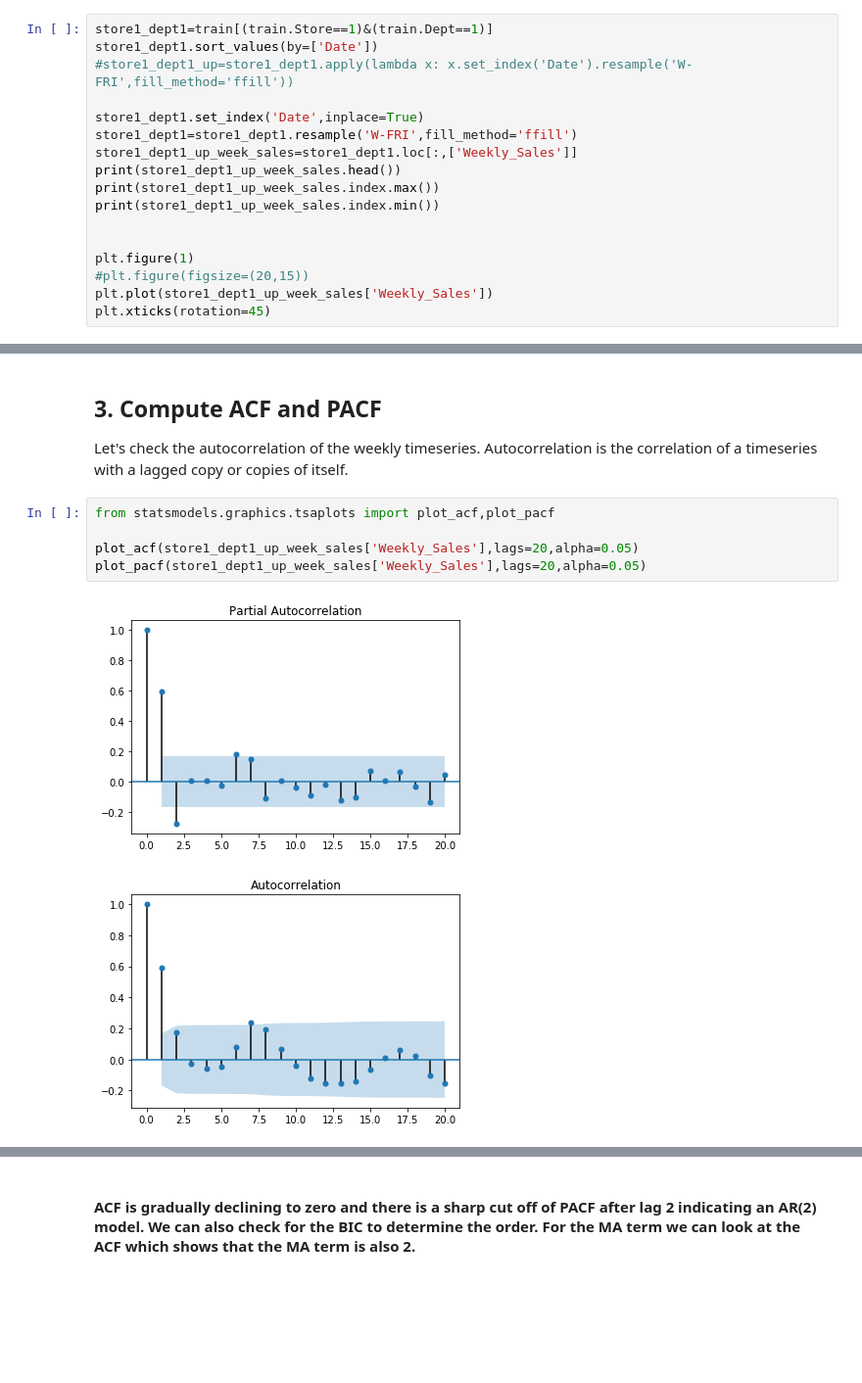
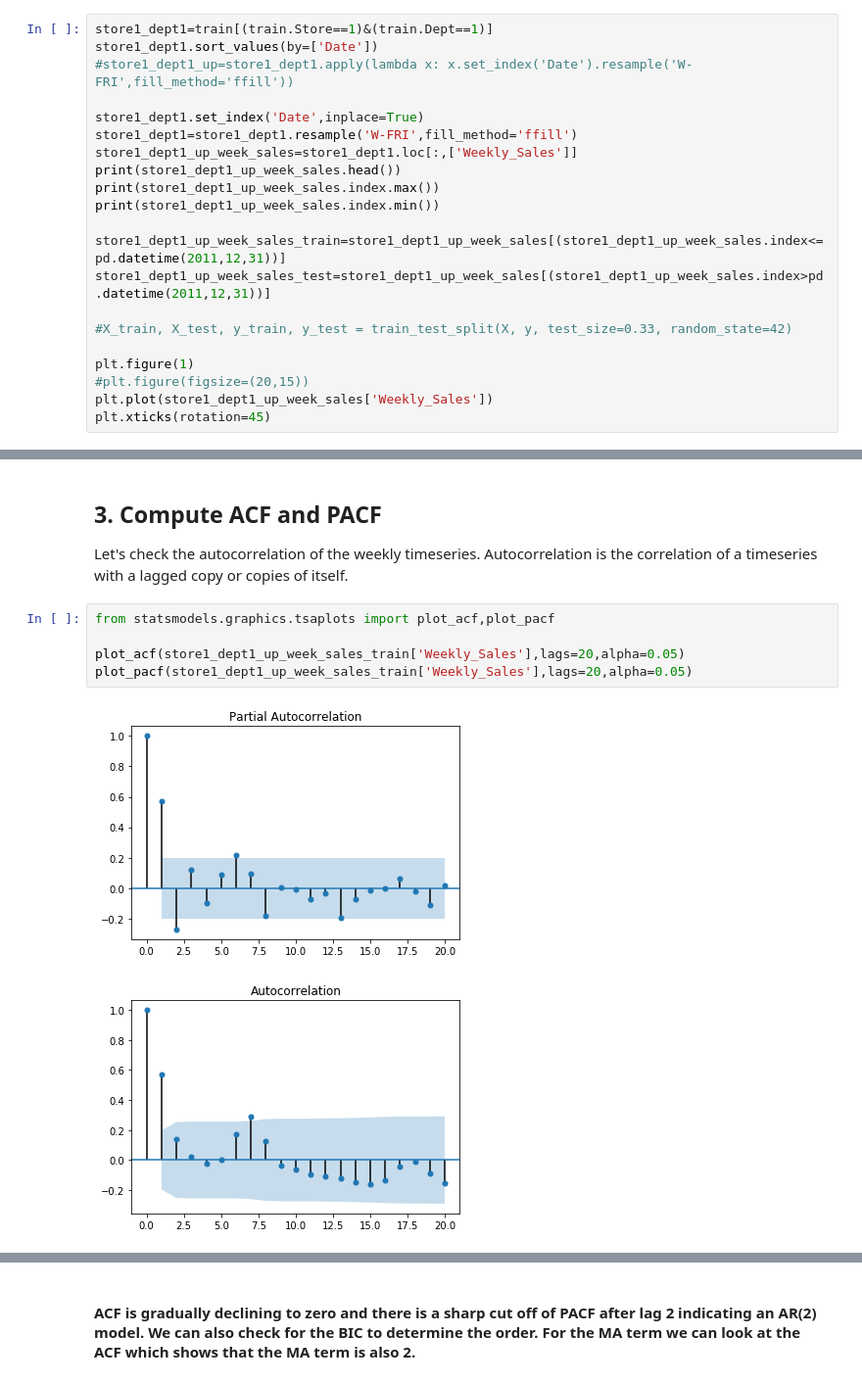
Before and after one commit to ddronamraju/DataScienceTrack, a Jupyter notebook: CapstoneProject 2-Walmart Sales Forecast/Walmart Store Sales Forecasting v3.ipynb, the cells around one changed output, grey strips where cells are left out. Shown at 98% size. Cells and saved outputs as stored; diff of their text form; blank space fills up the shorter version.

```diff
--- a/CapstoneProject 2-Walmart Sales Forecast/Walmart Store Sales Forecasting v3.ipynb
+++ b/CapstoneProject 2-Walmart Sales Forecast/Walmart Store Sales Forecasting v3.ipynb
@@ -211,6 +227,10 @@ print(store1_dept1_up_week_sales.head())
 print(store1_dept1_up_week_sales.index.max())
 print(store1_dept1_up_week_sales.index.min())
 
+store1_dept1_up_week_sales_train=store1_dept1_up_week_sales[(store1_dept1_up_week_sales.index<=pd.datetime(2011,12,31))]
+store1_dept1_up_week_sales_test=store1_dept1_up_week_sales[(store1_dept1_up_week_sales.index>pd.datetime(2011,12,31))]
+
+#X_train, X_test, y_train, y_test = train_test_split(X, y, test_size=0.33, random_state=42)
 
 plt.figure(1)
 #plt.figure(figsize=(20,15))
@@ -312,8 +337,8 @@ Let's check the autocorrelation of the weekly timeseries. Autocorrelation is the
 # %%
 from statsmodels.graphics.tsaplots import plot_acf,plot_pacf
 
-plot_acf(store1_dept1_up_week_sales['Weekly_Sales'],lags=20,alpha=0.05)
-plot_pacf(store1_dept1_up_week_sales['Weekly_Sales'],lags=20,alpha=0.05)
+plot_acf(store1_dept1_up_week_sales_train['Weekly_Sales'],lags=20,alpha=0.05)
+plot_pacf(store1_dept1_up_week_sales_train['Weekly_Sales'],lags=20,alpha=0.05)
 # %% [output]
-[figure, old version]
+[figure, new version]
-[figure, old version]
+[figure, new version]
```
Also changed, not shown: parts of 75 cells of this notebook, 9 other files.
